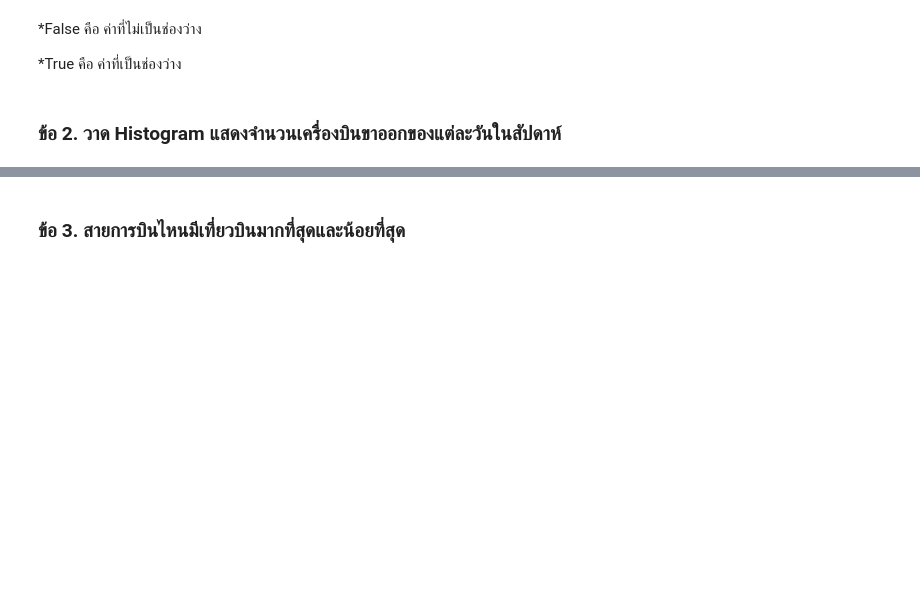
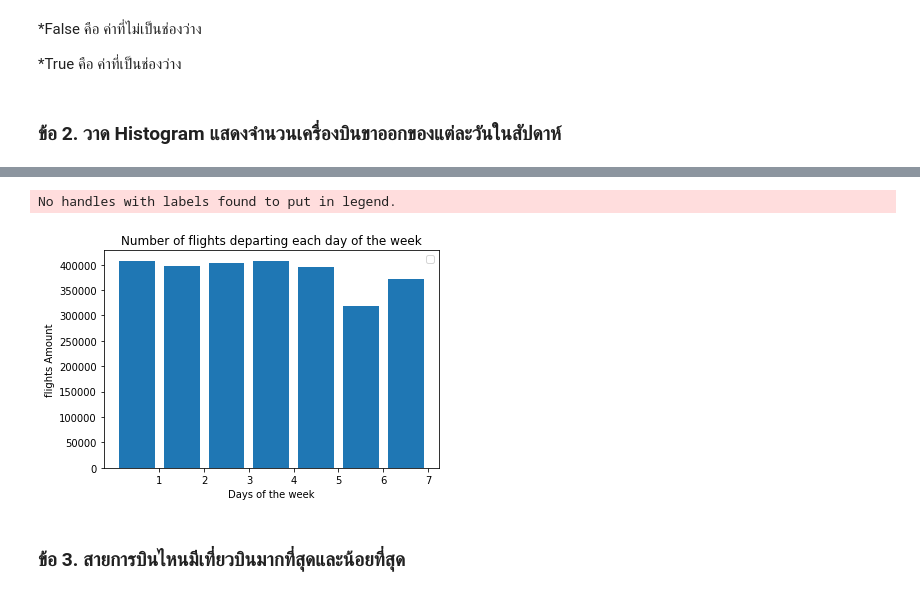
Before and after one commit to Jaomiew/DWDM21, a Jupyter notebook: MiniExam.ipynb, the cells around one changed output, grey strips where cells are left out. Cells and saved outputs as stored; diff of their text form; code cells hidden in the pictures; blank space fills up the shorter version.

```diff
--- a/MiniExam.ipynb
+++ b/MiniExam.ipynb
@@ -108,0 +112,3 @@ dtype: bool
+# %%
+merged_airports = flights.groupby('วันในสัปดาห์')[['รหัสสนามบินต้นทาง']].count()   # จัดกลุ่มด้วยรหัสสนามบินต้นทาง
+merged_airports
@@ -108,0 +125,3 @@ dtype: bool
+# %%
+merged_airports.reset_index(inplace=True)   # reset index เพื่อเอา index ไปใช้งานต่อไปได้
+merged_airports
@@ -109,3 +137,14 @@ dtype: bool
+# %%
+plt.bar(np.arange(len(merged_airports.iloc[:,1])), merged_airports.iloc[:,1])
+
+plt.xlabel('Days of the week')
+plt.ylabel('flights Amount')
+plt.title('Number of flights departing each day of the week')
+plt.xticks(np.arange(len(merged_airports.iloc[:,0]))+0.5, merged_airports.iloc[:,0])
+plt.legend();
+# %% [output]
+No handles with labels found to put in legend.
+[figure, added]
 # %% [markdown]
 ### **ข้อ 3. สายการบินไหนมีเที่ยวบินมากที่สุดและน้อยที่สุด**
 # %%
```
Also changed, not shown: parts of 3 cells of this notebook.
